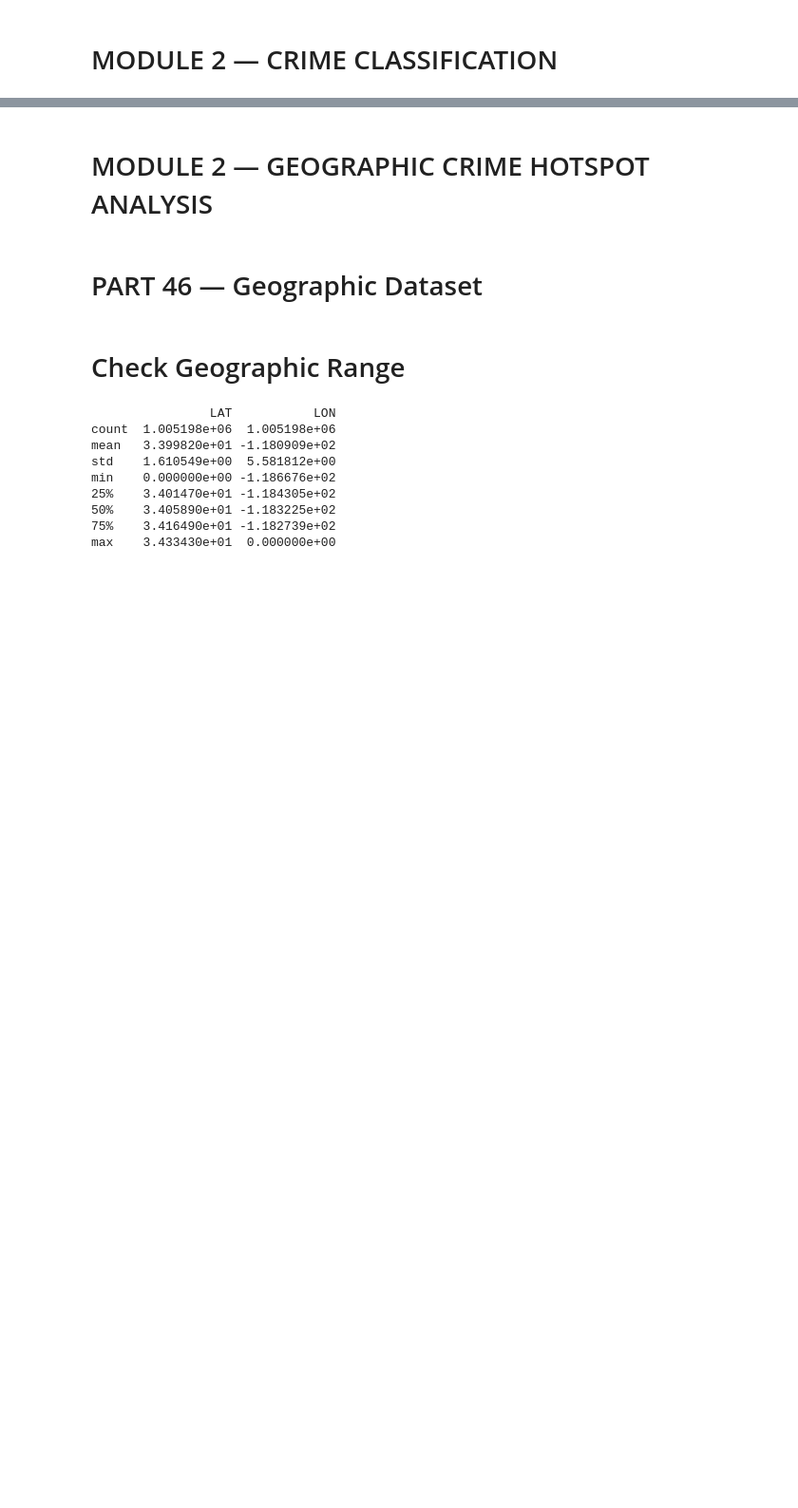
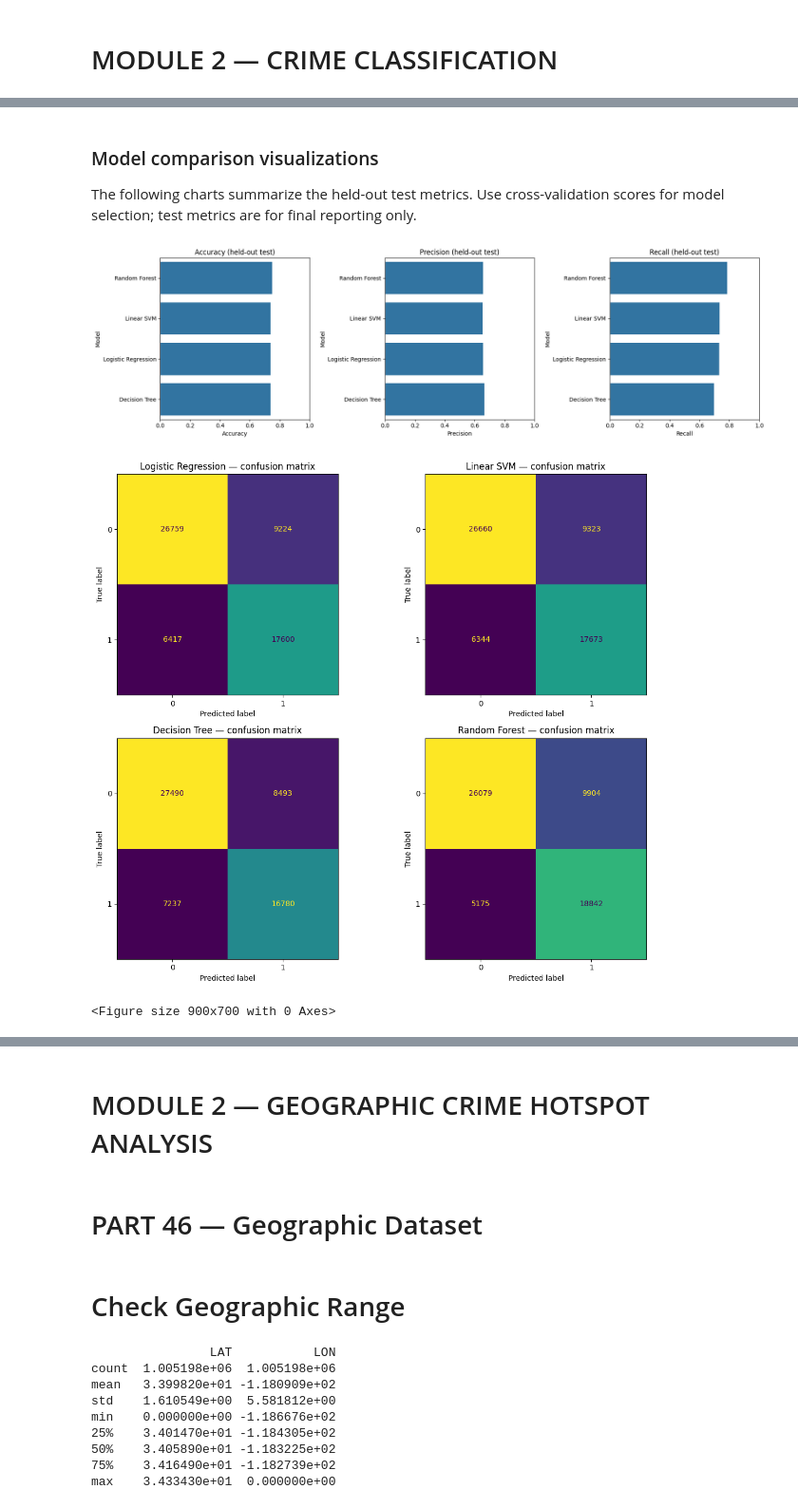
Before and after one commit to Shreyajc/crime-analytics-ml, a Jupyter notebook: Crime Classification, Historical Risk Analysis and Geographic Hotspot Detection Using Machine Learning.ipynb, the cells around one changed output, grey strips where cells are left out. Shown at 95% size. Cells and saved outputs as stored; diff of their text form; code cells hidden in the pictures; blank space fills up the shorter version.

```diff
--- a/Crime Classification, Historical Risk Analysis and Geographic Hotspot Detection Using Machine Learning.ipynb
+++ b/Crime Classification, Historical Risk Analysis and Geographic Hotspot Detection Using Machine Learning.ipynb
@@ -1462,18 +643,0 @@ Best model saved successfully.
-# %%
-for name, model in trained_models.items():
-
-    filename = (
-        name.lower()
-        .replace(" ", "_")
-        + ".pkl"
-    )
-
-    joblib.dump(
-        model,
-        filename
-    )
-
-    print(
-        "Saved:",
-        filename
-    )
@@ -1484,0 +939,34 @@ Saved: random_forest.pkl
+# %% [markdown]
+### Model comparison visualizations
+
+The following charts summarize the held-out test metrics. Use cross-validation scores for model selection; test metrics are for final reporting only.
+# %%
+# Compare test metrics
+fig, axes = plt.subplots(1, 3, figsize=(17, 5))
+for ax, metric in zip(axes, ["Accuracy", "Precision", "Recall"]):
+    sns.barplot(data=results_df, x=metric, y="Model", ax=ax)
+    ax.set_xlim(0, 1)
+    ax.set_title(f"{metric} (held-out test)")
+plt.tight_layout()
+plt.show()
+
+fig, axes = plt.subplots(2, 2, figsize=(12, 10))
+for ax, (name, pred) in zip(axes.flatten(), predictions.items()):
+    ConfusionMatrixDisplay.from_predictions(y_test, pred, ax=ax, colorbar=False)
+    ax.set_title(f"{name} — confusion matrix")
+plt.tight_layout()
+plt.show()
+
+plt.figure(figsize=(9, 7))
+for name, y_score in scores.items():
+    if y_score is not None:
+        RocCurveDisplay.from_predictions(y_test, y_score, name=name)
+plt.plot([0, 1], [0, 1], linestyle="--", label="Random baseline")
+plt.title("ROC curves — held-out test set")
+plt.legend()
+plt.tight_layout()
+plt.show()
+# %% [output]
+[figure, added]
+[figure, added]
+<Figure size 900x700 with 0 Axes>
```
Also changed, not shown: parts of 126 cells of this notebook, 13 other files.
